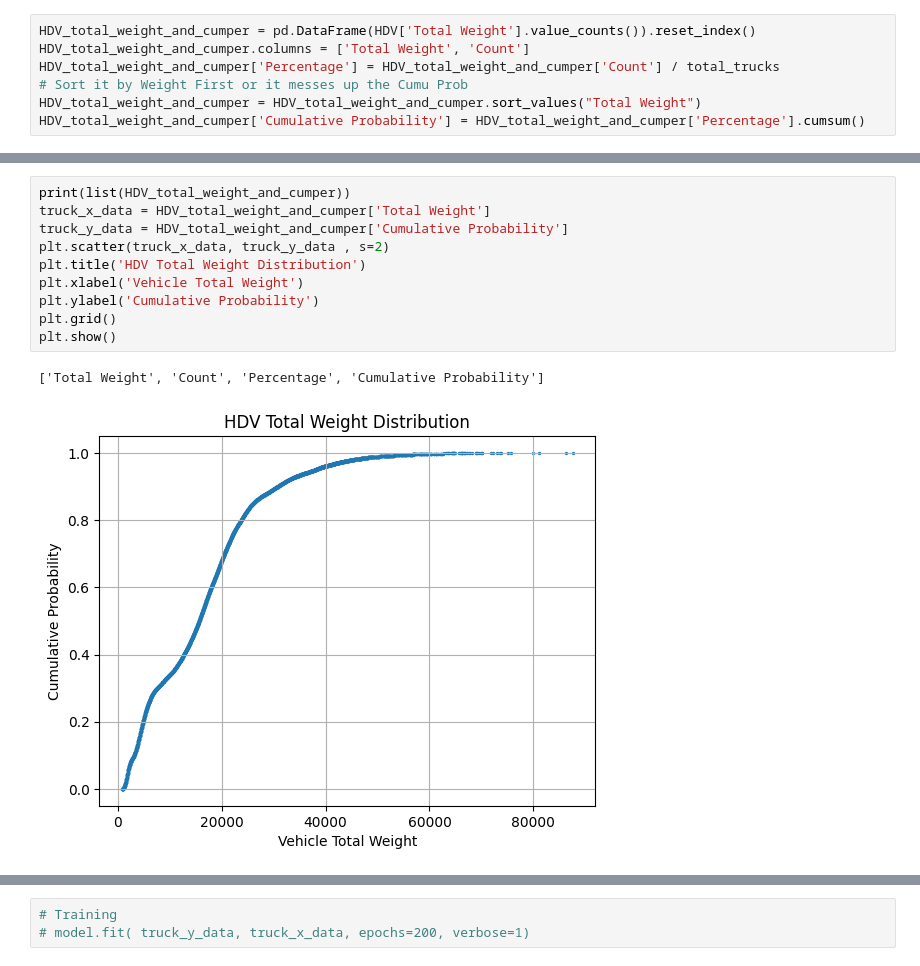
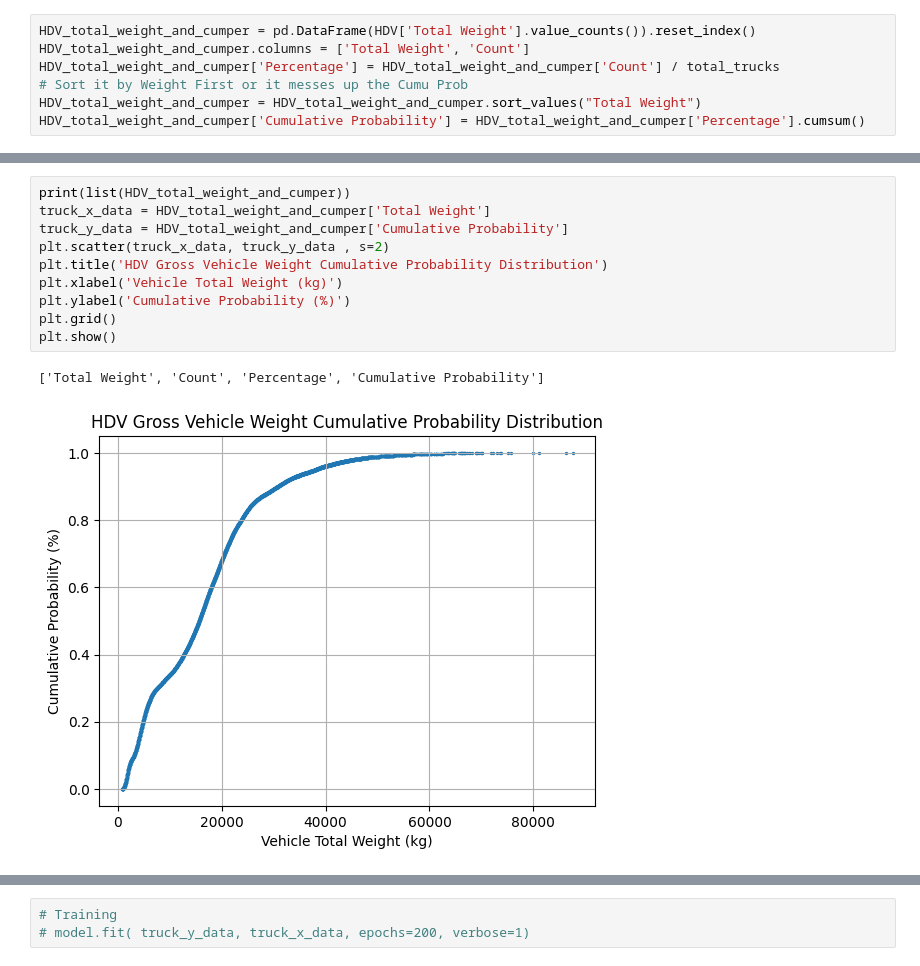
Before and after one commit to felixthe-cat/Personal_Projects, a Jupyter notebook: Final_Year_Project/Data_handle.ipynb, the cells around one changed output, grey strips where cells are left out. Drawn from its saved outputs; the diff is of its cells as text.

```diff
--- a/Final_Year_Project/Data_handle.ipynb
+++ b/Final_Year_Project/Data_handle.ipynb
@@ -764,16 +820,16 @@ HDV_total_weight_and_cumper['Cumulative Probability'] = HDV_total_weight_and_cum
 # %%
 print(list(HDV_total_weight_and_cumper))
 truck_x_data = HDV_total_weight_and_cumper['Total Weight']
 truck_y_data = HDV_total_weight_and_cumper['Cumulative Probability']
 plt.scatter(truck_x_data, truck_y_data , s=2)
-plt.title('HDV Total Weight Distribution')
-plt.xlabel('Vehicle Total Weight')
-plt.ylabel('Cumulative Probability')
+plt.title('HDV Gross Vehicle Weight Cumulative Probability Distribution')
+plt.xlabel('Vehicle Total Weight (kg)')
+plt.ylabel('Cumulative Probability (%)')
 plt.grid()
 plt.show()
 # %% [output]
 ['Total Weight', 'Count', 'Percentage', 'Cumulative Probability']
-[figure, old version]
+[figure, new version]
 # %%
 # Create the model
 # Building NN
```
Also changed, not shown: parts of 25 cells of this notebook, 7 other files.
